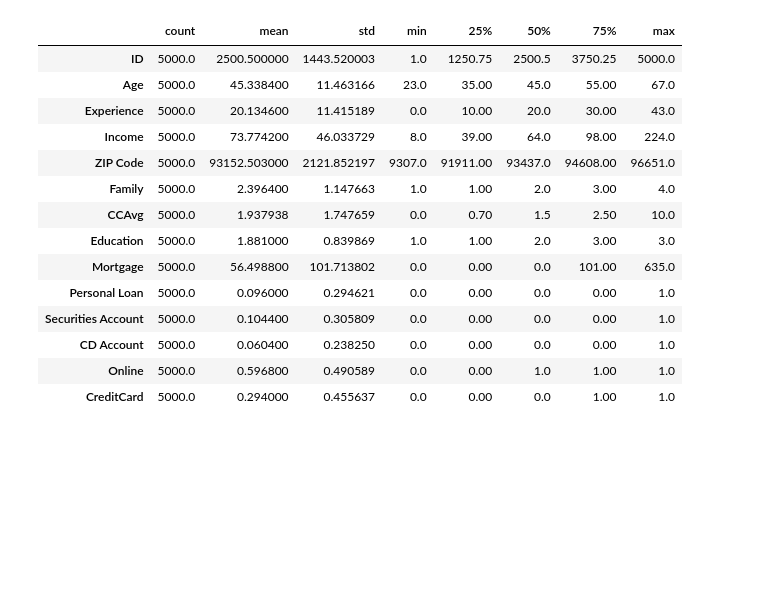
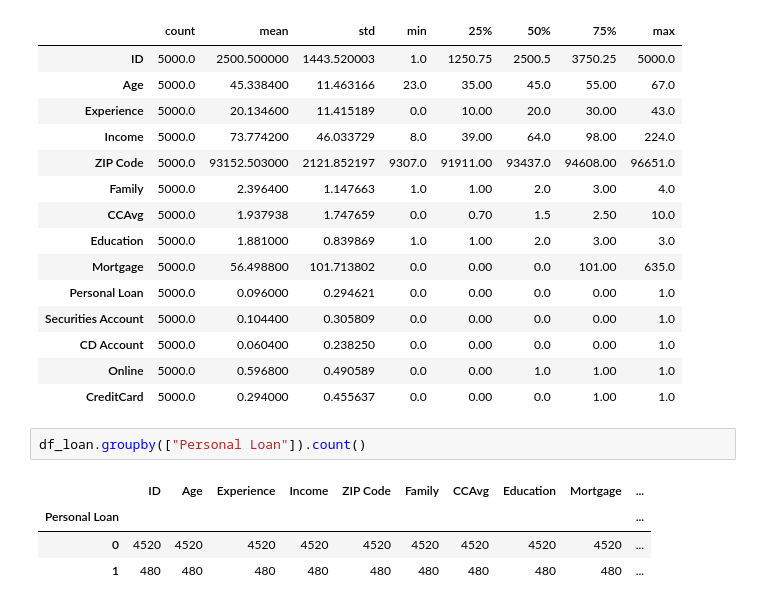
Before and after one commit to tdhakate/CVPython, a Jupyter notebook: Customer_PersonalLoan_Project.ipynb, the cells around one changed output. Cells and saved outputs as stored; diff of their text form; blank space fills up the shorter version.

```diff
--- a/Customer_PersonalLoan_Project.ipynb
+++ b/Customer_PersonalLoan_Project.ipynb
@@ -98,3 +139,10 @@ df_loan.describe().transpose()
 | CD Account | 5000.0 | 0.060400 | 0.238250 | 0.0 | 0.00 | 0.0 | 0.00 | 1.0 |
 | Online | 5000.0 | 0.596800 | 0.490589 | 0.0 | 0.00 | 1.0 | 1.00 | 1.0 |
 | CreditCard | 5000.0 | 0.294000 | 0.455637 | 0.0 | 0.00 | 0.0 | 1.00 | 1.0 |
+# %%
+df_loan.groupby(["Personal Loan"]).count()
+# %% [output]
+|  | ID | Age | Experience | Income | ZIP Code | Family | CCAvg | Education | Mortgage | ... |
+| Personal Loan |  |  |  |  |  |  |  |  |  | ... |
+| 0 | 4520 | 4520 | 4520 | 4520 | 4520 | 4520 | 4520 | 4520 | 4520 | ... |
+| 1 | 480 | 480 | 480 | 480 | 480 | 480 | 480 | 480 | 480 | ... |
```
Also changed, not shown: parts of 21 cells of this notebook.
